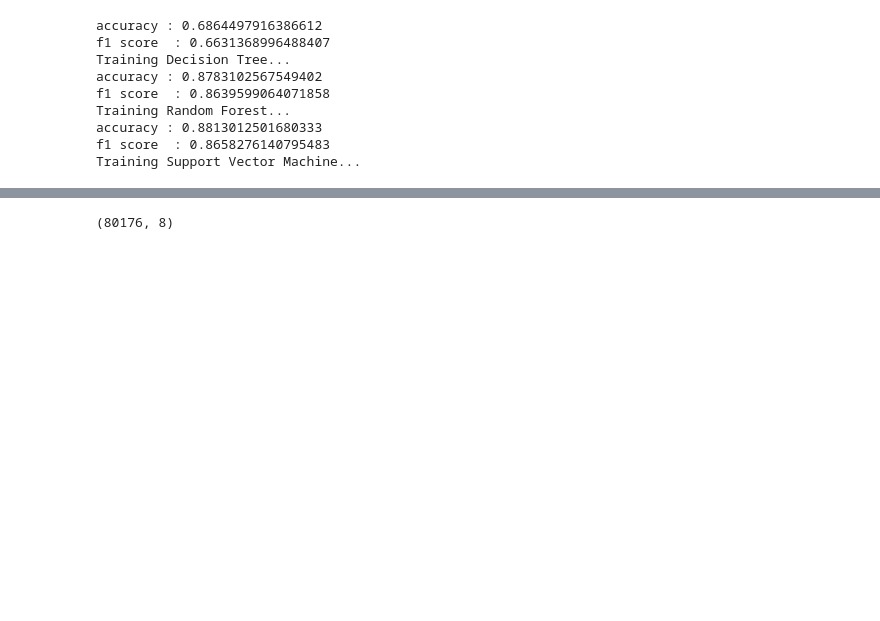
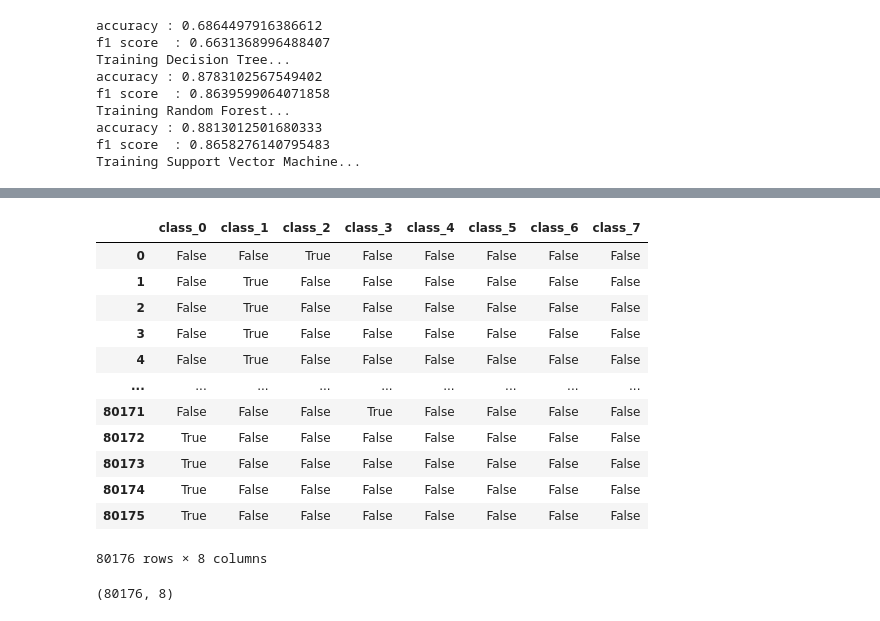
Before and after one commit to Gyxius/Kaggle, a Jupyter notebook: FML/FML.ipynb, the cells around one changed output, grey strips where cells are left out. Cells and saved outputs as stored; diff of their text form; code cells hidden in the pictures; blank space fills up the shorter version.

```diff
--- a/FML/FML.ipynb
+++ b/FML/FML.ipynb
@@ -774,3 +781,20 @@ bool_columns = df2.select_dtypes(include=['bool']).columns
 # %%
 df2[bool_columns] = df2[bool_columns].astype(int)
+# %%
+one_hot_encoded = pd.get_dummies(df2['label'], prefix='class')
+one_hot_encoded
+# %% [output]
+|  | class_0 | class_1 | class_2 | class_3 | class_4 | class_5 | class_6 | class_7 |
+| 0 | False | False | True | False | False | False | False | False |
+| 1 | False | True | False | False | False | False | False | False |
+| 2 | False | True | False | False | False | False | False | False |
+| 3 | False | True | False | False | False | False | False | False |
+| 4 | False | True | False | False | False | False | False | False |
+| ... | ... | ... | ... | ... | ... | ... | ... | ... |
+| 80171 | False | False | False | True | False | False | False | False |
+| 80172 | True | False | False | False | False | False | False | False |
+| 80173 | True | False | False | False | False | False | False | False |
+| 80174 | True | False | False | False | False | False | False | False |
+| 80175 | True | False | False | False | False | False | False | False |
+80176 rows × 8 columns
 # %%
```
Also changed, not shown: parts of 39 cells of this notebook, 1 other file.
